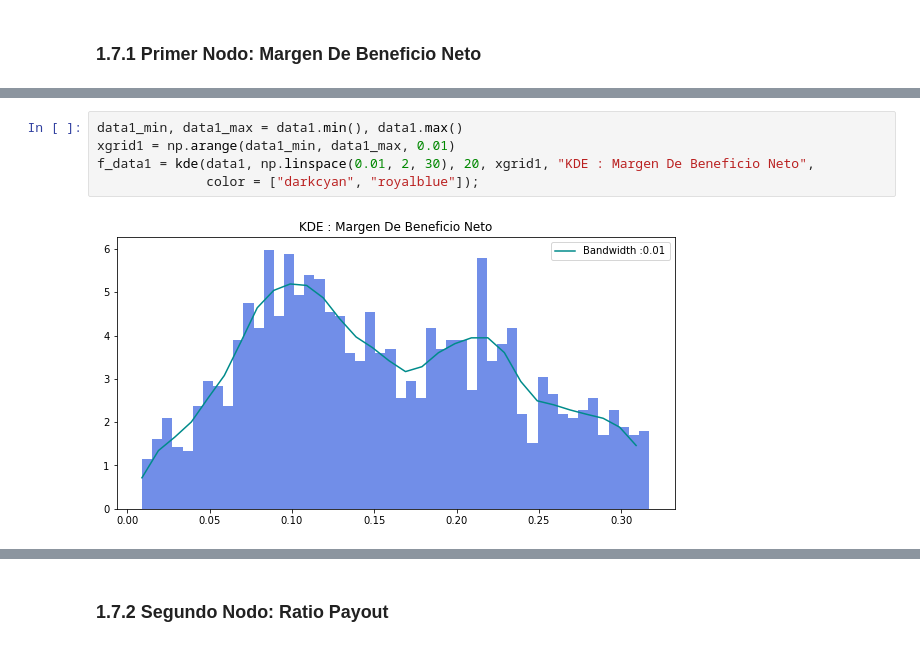
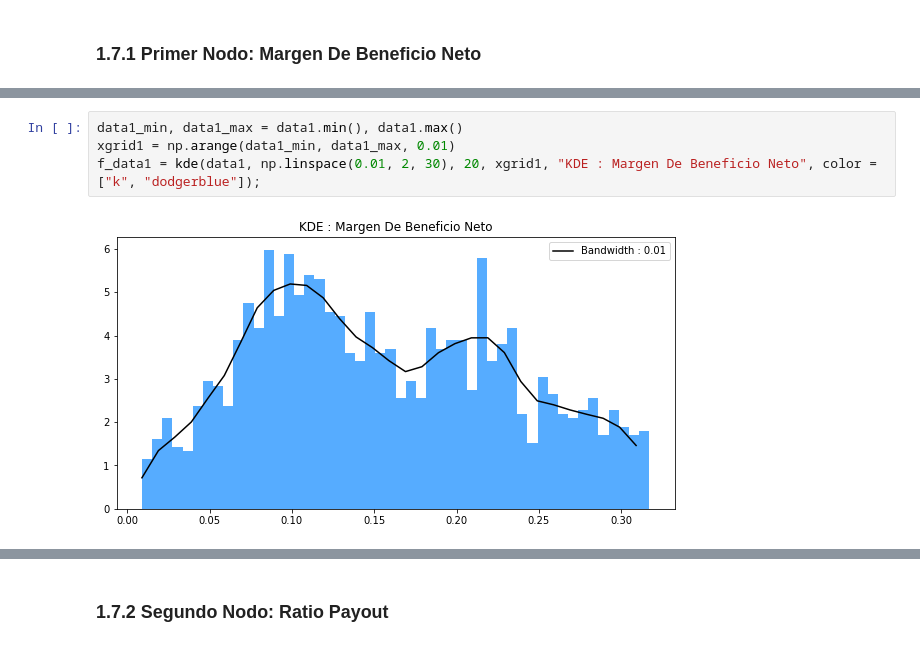
Before and after one commit to EMarquez7/Proyecto_DALopez_EMarquez, a Jupyter notebook: ProyectoModulo1_LazarenoD_DelgadoE.ipynb, the cells around one changed output, grey strips where cells are left out. Cells and saved outputs as stored; diff of their text form.

```diff
--- a/ProyectoModulo1_LazarenoD_DelgadoE.ipynb
+++ b/ProyectoModulo1_LazarenoD_DelgadoE.ipynb
@@ -260,7 +322,6 @@ boxplot(logTransformation(data1), (15, 5), "navy", "Primer Nodo: In(Margen De Be
 # %%
 data1_min, data1_max = data1.min(), data1.max()
 xgrid1 = np.arange(data1_min, data1_max, 0.01)
-f_data1 = kde(data1, np.linspace(0.01, 2, 30), 20, xgrid1, "KDE : Margen De Beneficio Neto",
-              color = ["darkcyan", "royalblue"]);
+f_data1 = kde(data1, np.linspace(0.01, 2, 30), 20, xgrid1, "KDE : Margen De Beneficio Neto", color = ["k", "dodgerblue"]);
 # %% [output]
-[figure, old version]
+[figure, new version]
```
Also changed, not shown: parts of 11 cells of this notebook.
